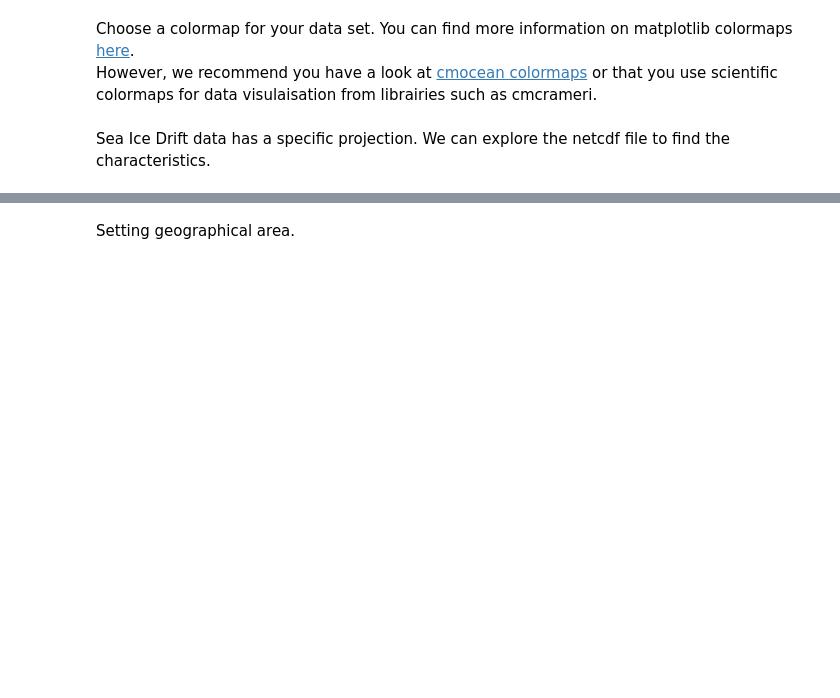
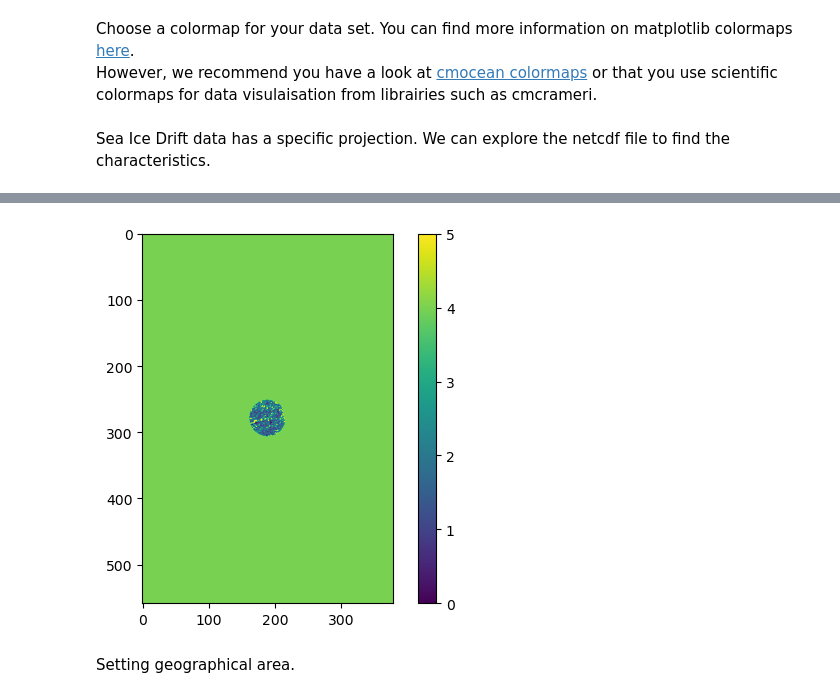
Before and after one commit to latifkhon/learn-osi-saf-sea-ice, a Jupyter notebook: 1_OSI_SAF_sea_ice_introductory/1_3d_OSI_SAF_sea_ice_mapping_Ice_Drift.ipynb, the cells around one changed output, grey strips where cells are left out. Saved outputs shown, nothing was run; the diff lists cells and outputs as text; code cells hidden in the pictures; blank space fills up the shorter version.

```diff
--- a/1_OSI_SAF_sea_ice_introductory/1_3d_OSI_SAF_sea_ice_mapping_Ice_Drift.ipynb
+++ b/1_OSI_SAF_sea_ice_introductory/1_3d_OSI_SAF_sea_ice_mapping_Ice_Drift.ipynb
@@ -311,7 +317,7 @@ ice_drift_nh_polstere-625_multi-oi_202307281200-202307301200.nc
 # %% [markdown]
 Setting directory where to read data files
 # %%
-directory = 'products/sea_ice_drift_mr/nh'
+directory = os.path.join(os.getcwd(), 'products', 'sea_ice_drift_mr', 'nh')
 # %% [markdown]
 Choose a colormap for your data set. You can find more information on matplotlib colormaps <a href="https://matplotlib.org/stable/tutorials/colors/colormaps.html" target="_blank">here</a>.
 However, we recommend you have a look at <a href=" https://matplotlib.org/cmocean/" target="_blank">cmocean colormaps</a> or that you use scientific colormaps for data visulaisation from librairies such as cmcrameri.
@@ -324,7 +330,7 @@ Sea Ice Drift data has a specific projection. We can explore the netcdf file to
 # %%
 for filename in os.listdir(directory):
     if filename.endswith(".nc"):
-        nc = xr.open_dataset(directory + '/' + filename)
+        nc = xr.open_dataset(os.path.join(directory, filename))
 # %%
 nc
 # %% [output]
@@ -345,6 +351,12 @@ Data variables:
     references:              OSI SAF Medium Resolution Sea Ice Drift Product ...
     comment:                 This gridded product is based on swath data that...
     NCO:                     20230701
+# %%
+plt.imshow(np.squeeze(nc.data_status))
+plt.colorbar()
+plt.show()
+# %% [output]
+[figure, added]
 # %% [markdown]
 Setting geographical area.
 # %%
```
Also changed, not shown: parts of 12 cells of this notebook, 20 other files.
